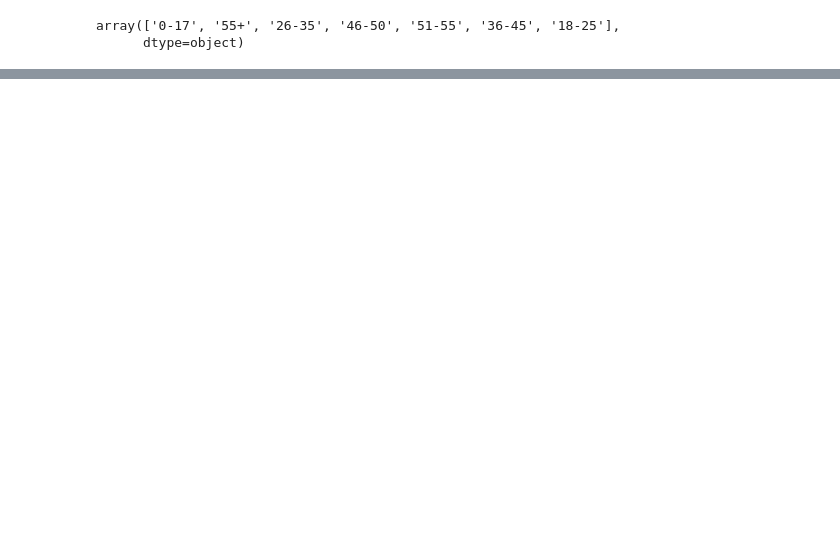
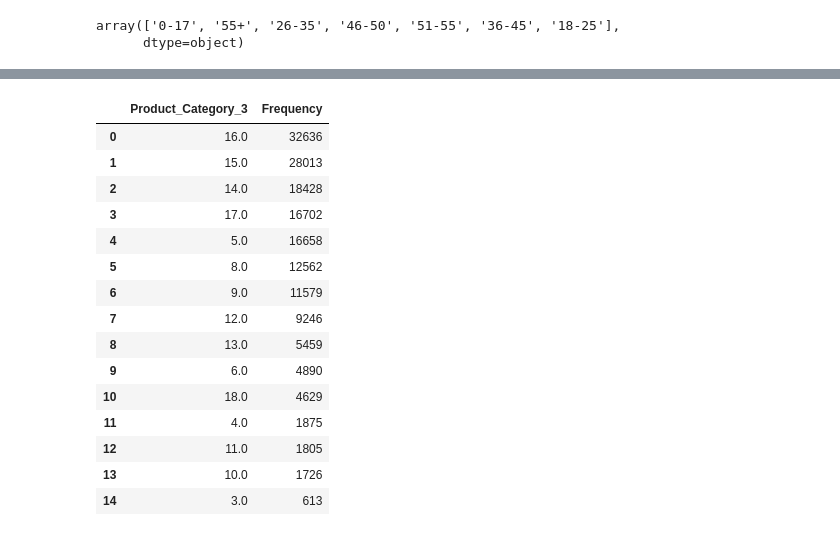
Before and after one commit to DulanjaliLiyanage/UOM-Data-Science-Project-CS5617, a Jupyter notebook: Project/239162A - CS5617 - Data Science.ipynb, the cells around one changed output, grey strips where cells are left out. Saved outputs shown, nothing was run; the diff lists cells and outputs as text; code cells hidden in the pictures; blank space fills up the shorter version.

```diff
--- a/Project/239162A - CS5617 - Data Science.ipynb
+++ b/Project/239162A - CS5617 - Data Science.ipynb
@@ -196,0 +277,21 @@ df.head()
+# %%
+product_cat_3_freq = df.Product_Category_3.value_counts()
+product_cat_3_freq = pd.DataFrame({'Product_Category_3': product_cat_3_freq.index, 'Frequency': product_cat_3_freq.values})
+product_cat_3_freq
+# %% [output]
+|  | Product_Category_3 | Frequency |
+| 0 | 16.0 | 32636 |
+| 1 | 15.0 | 28013 |
+| 2 | 14.0 | 18428 |
+| 3 | 17.0 | 16702 |
+| 4 | 5.0 | 16658 |
+| 5 | 8.0 | 12562 |
+| 6 | 9.0 | 11579 |
+| 7 | 12.0 | 9246 |
+| 8 | 13.0 | 5459 |
+| 9 | 6.0 | 4890 |
+| 10 | 18.0 | 4629 |
+| 11 | 4.0 | 1875 |
+| 12 | 11.0 | 1805 |
+| 13 | 10.0 | 1726 |
+| 14 | 3.0 | 613 |
```
Also changed, not shown: parts of 28 cells of this notebook.
